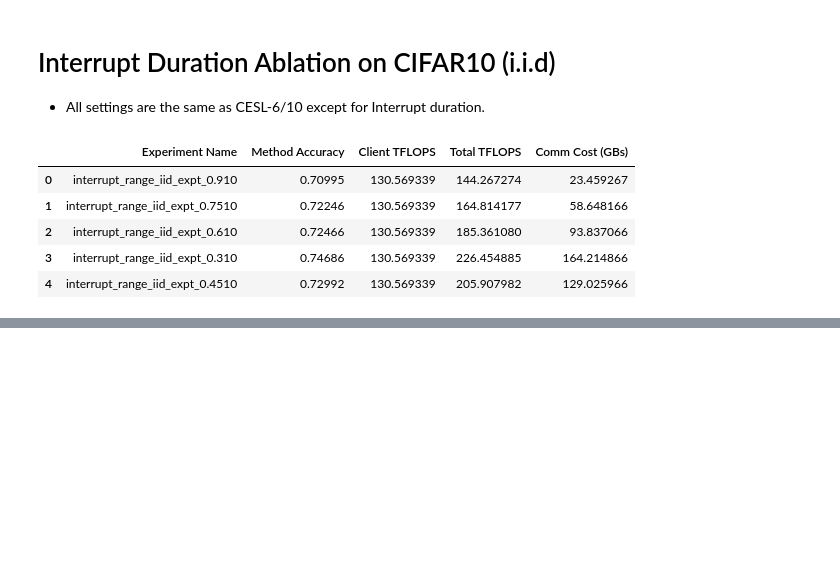
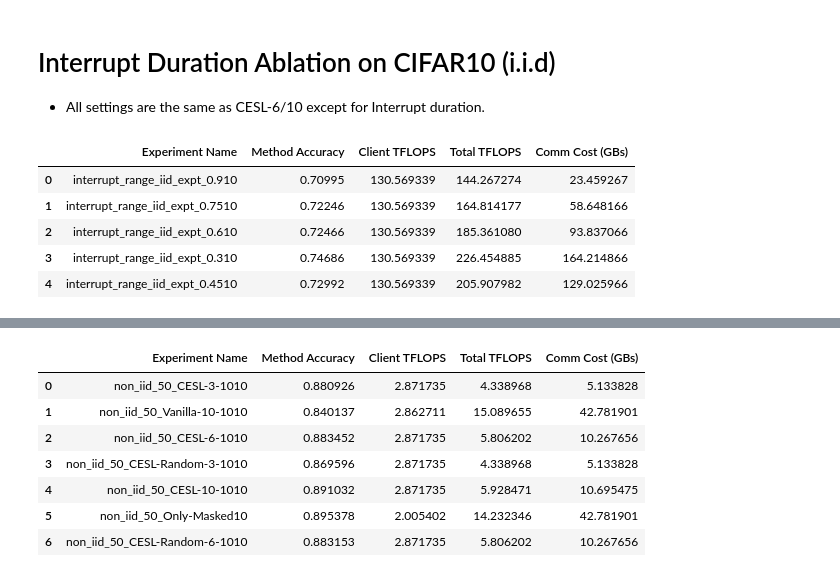
Before and after one commit to ayushchopra96/distributed-ml-research, a Jupyter notebook: split_nn_ucb/plots.ipynb, the cells around one changed output, grey strips where cells are left out. Cells and saved outputs as stored; diff of their text form; code cells hidden in the pictures; blank space fills up the shorter version.

```diff
--- a/split_nn_ucb/plots.ipynb
+++ b/split_nn_ucb/plots.ipynb
@@ -152,2 +153,14 @@ table
 # %%
 fig.show()
+# %%
+df, table, fig = read_experiment_stats(r'non_iid_50')
+table
+# %% [output]
+|  | Experiment Name | Method Accuracy | Client TFLOPS | Total TFLOPS | Comm Cost (GBs) |
+| 0 | non_iid_50_CESL-3-1010 | 0.880926 | 2.871735 | 4.338968 | 5.133828 |
+| 1 | non_iid_50_Vanilla-10-1010 | 0.840137 | 2.862711 | 15.089655 | 42.781901 |
+| 2 | non_iid_50_CESL-6-1010 | 0.883452 | 2.871735 | 5.806202 | 10.267656 |
+| 3 | non_iid_50_CESL-Random-3-1010 | 0.869596 | 2.871735 | 4.338968 | 5.133828 |
+| 4 | non_iid_50_CESL-10-1010 | 0.891032 | 2.871735 | 5.928471 | 10.695475 |
+| 5 | non_iid_50_Only-Masked10 | 0.895378 | 2.005402 | 14.232346 | 42.781901 |
+| 6 | non_iid_50_CESL-Random-6-1010 | 0.883153 | 2.871735 | 5.806202 | 10.267656 |
```
Also changed, not shown: parts of 2 cells of this notebook, 6 other files.
